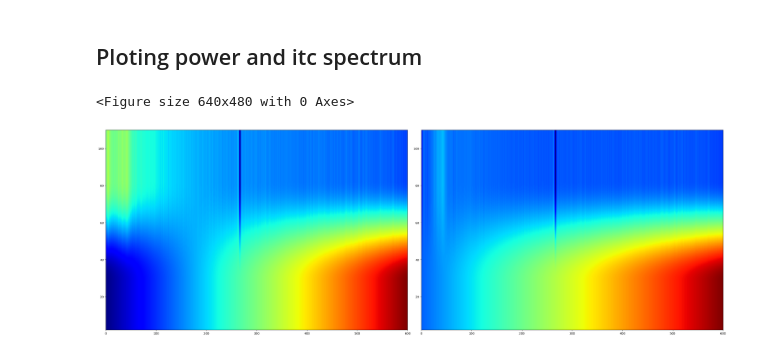
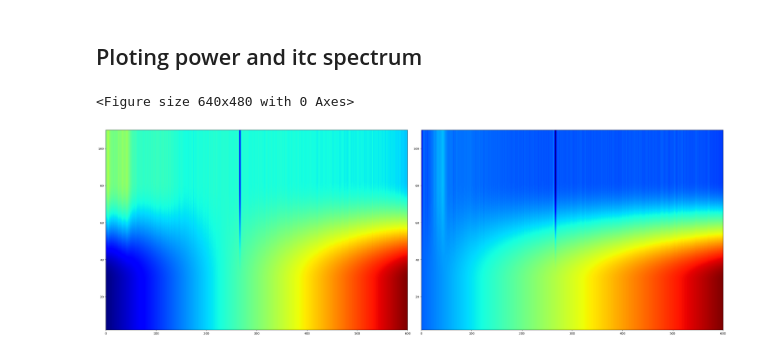
Before and after one commit to navnoorsingh0309/Brain_waves_analysis, a Jupyter notebook: main_TF.ipynb, the cells around one changed output. Drawn from its saved outputs; the diff is of its cells as text; code cells hidden in the pictures.

```diff
--- a/main_TF.ipynb
+++ b/main_TF.ipynb
@@ -34,10 +34,9 @@ raw_data  =[]
 # Types of data (for task-wise analysis)
 data_we_need = ['015', '026', '062', '080']
 
-index = 0
 
 # Getting whole med1 data for subject-wise analysis
-for file in sorted(glob.glob('../sub-*/eeg/sub-*_task-med1breath_eeg.bdf')):
+for index, file in enumerate(sorted(glob.glob('../sub-*/eeg/sub-*_task-med1breath_eeg.bdf'))):
     try:
         data = mne.io.read_raw_bdf(file, preload=True)
         times = data.times
@@ -56,7 +55,6 @@ for file in sorted(glob.glob('../sub-*/eeg/sub-*_task-med1breath_eeg.bdf')):
                 sny_med1_data.append(data)
     except:
         print(file + "not loaded")
-    index += 1
 
 # Getting data for task-wise analysis
 for subject_number in data_we_need:
@@ -324,10 +320,10 @@ plt.show();
 # %%
 plt.clf()
 fig, (ax1, ax2) = plt.subplots(1, 2, figsize=(30, 10));
-im1 = ax1.imshow((psdFreqs[0], (10*np.log10(htr_avg) - shift_med1)),origin='lower', aspect='auto', extent=[0, 600, 2, 110], cmap='jet');
+im1 = ax1.imshow((psdFreqs[0], (10*np.log10(htr_avg + ctr_avg) - shift_med1)),origin='lower', aspect='auto', extent=[0, 600, 2, 110], cmap='jet');
 im2 = ax2.imshow((psdFreqs[0], 10*np.log10(htr_avg) - shift_med1 - y_fit),origin='lower', aspect='auto', extent=[0, 600, 2, 110], cmap='jet');
 plt.tight_layout()
 plt.show()
 # %% [output]
 <Figure size 640x480 with 0 Axes>
-[figure, old version]
+[figure, new version]
```
Also changed, not shown: parts of 2 cells of this notebook.
